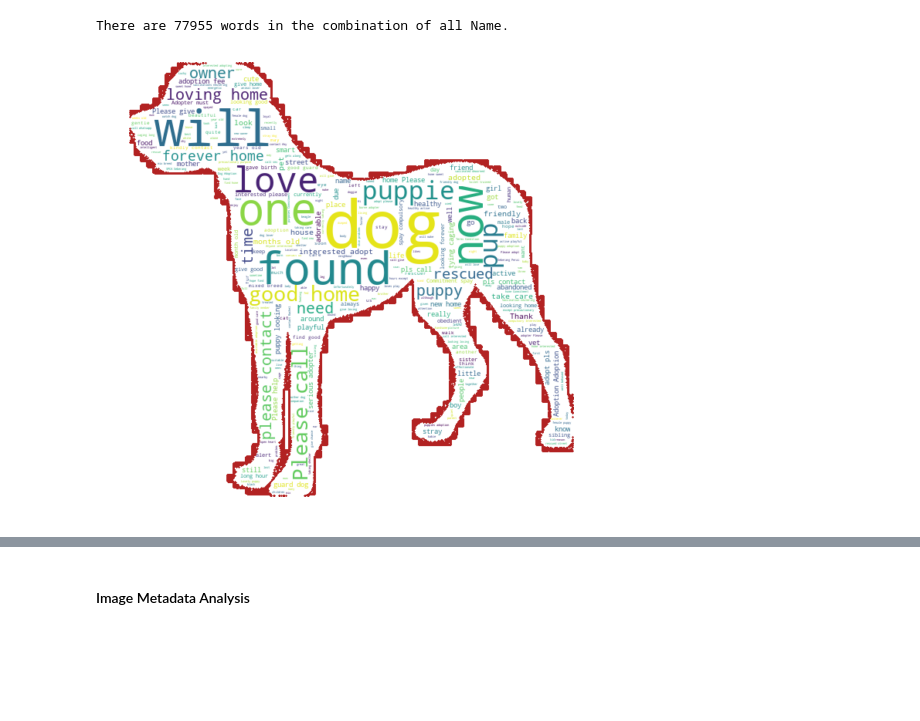
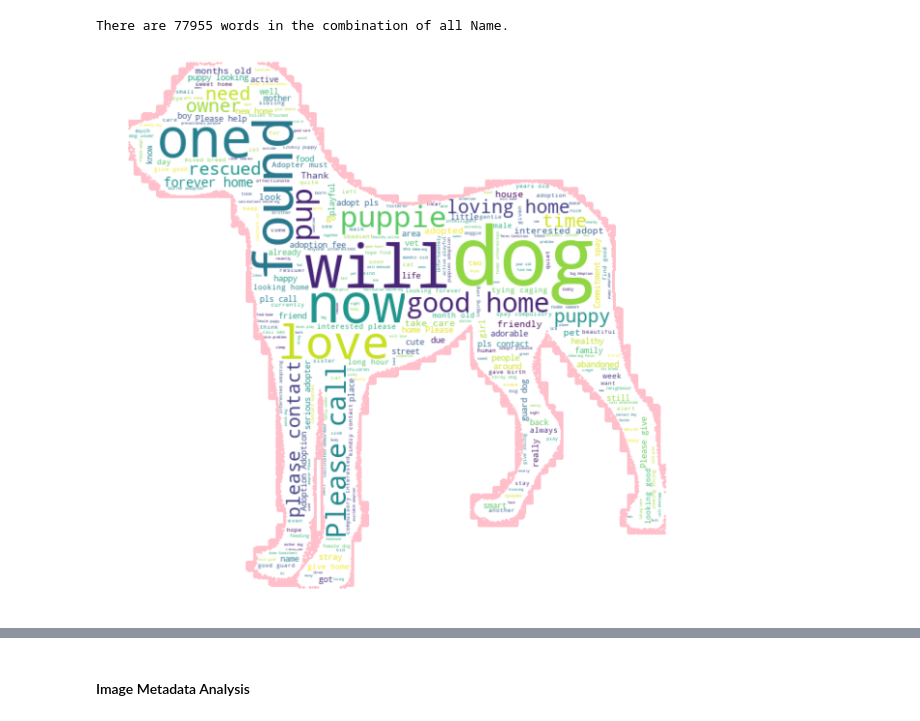
Before and after one commit to alexlorenzo/Pet.my, a Jupyter notebook: Pet.my.ipynb, the cells around one changed output, grey strips where cells are left out. Cells and saved outputs as stored; diff of their text form; code cells hidden in the pictures; blank space fills up the shorter version.

```diff
--- a/Pet.my.ipynb
+++ b/Pet.my.ipynb
@@ -49,21 +52,26 @@ There are 6 different sources of data + Images + Metadata Images and Sentiment D
 d = None
 data = None
 score=[]
+magnitude=[]
 petid=[]
 
 # Read Zip File and Export a Dataset with the Score and the ID
-with zipfile.ZipFile(r'C:\Users\alorenzodebrionne\Documents\Kaggle\train_sentiment.zip', "r") as z:
+with zipfile.ZipFile(r'C:\Users\alorenzodebrionne\Documents\Kaggle\Pet.my\train_sentiment.zip', "r") as z:
    for filename in z.namelist():
       with z.open(filename) as f:
          data = f.read()
          d = json.loads(data.decode("utf-8"))
          json_tree = objectpath.Tree(d['documentSentiment'])
          result_tuple = tuple(json_tree.execute('$..score'))
+         result_tuple2=tuple(json_tree.execute('$..magnitude'))
          score.append(result_tuple)
+         magnitude.append(result_tuple2)
 
       petid.append(filename.replace('.json',''))
 
 # Output with sentiment data for each pet
-sentimental_analysis = pd.concat([ pd.DataFrame(petid, columns =['PetID']) ,pd.DataFrame(score, columns =['score'])],axis =1)
+# Output with sentiment data for each pet
+sentimental_analysis = pd.concat([ pd.DataFrame(petid, columns =['PetID']) ,pd.DataFrame(score, columns =['sentiment_document_score']),
+                                                pd.DataFrame(magnitude, columns =['sentiment_document_magnitude'])],axis =1)
 # %% [markdown]
 ### Image Metadata
@@ -120,16 +244,19 @@ color =pd.read_csv('https://raw.githubusercontent.com/alexlorenzo/Pet.my/master/
 state =pd.read_csv('https://raw.githubusercontent.com/alexlorenzo/Pet.my/master/state_labels.csv')
 
 # Add information about color, breed, state and sentiment data
-train = (pd.merge(train, breed.rename(columns={"BreedName": "BreedName1"}),  how='inner', left_on=['Breed1'], right_on = ['BreedID']).drop('BreedID', axis=1))
+train = (pd.merge(train, breed.rename(columns={"BreedName": "BreedName1"}),  how='left', left_on=['Breed1'], right_on = ['BreedID']).drop('BreedID', axis=1))
 train = (pd.merge(train, breed.rename(columns={"BreedName": "BreedName2"}),  how='left', left_on=['Breed2'], right_on = ['BreedID']).drop('BreedID', axis=1))
 
-train = (pd.merge(train, color.rename(columns={"ColorName": "ColorName1"}),  how='inner', left_on=['Color1'], right_on = ['ColorID']).drop('ColorID', axis=1))
+train = (pd.merge(train, color.rename(columns={"ColorName": "ColorName1"}),  how='left', left_on=['Color1'], right_on = ['ColorID']).drop('ColorID', axis=1))
 train = (pd.merge(train, color.rename(columns={"ColorName": "ColorName2"}),  how='left', left_on=['Color2'], right_on = ['ColorID']).drop('ColorID', axis=1))
 train = (pd.merge(train, color.rename(columns={"ColorName": "ColorName3"}),  how='left', left_on=['Color3'], right_on = ['ColorID']).drop('ColorID', axis=1))
 
-train = (pd.merge(train, state,  how='inner', left_on=['State'], right_on = ['StateID']).drop('StateID', axis=1))
+train = (pd.merge(train, state,  how='left', left_on=['State'], right_on = ['StateID']).drop('StateID', axis=1))
 
 train = (pd.merge(train, sentimental_analysis,  how='left', left_on=['PetID'], right_on = ['PetID']))
 
 # Add information about Metadata Images
-#train = (pd.merge(train, image_metadata_raw, how='left', left_on ='PetID', right_index=True))
+train = (pd.merge(train, image_metadata,  how='left', left_on=['PetID'], right_on = ['PetID']))
+
+# Add information about quality Images
+train = (pd.merge(train, image_quality,  how='left', left_on=['PetID'], right_on = ['PetID']))
@@ -137,7 +285,6 @@ train = (pd.merge(train, sentimental_analysis,  how='left', left_on=['PetID'], r
 ### Features Engineering
 # %%
 # Color (Create a Flag pet has 1 color, 2 colors, 3 colors)
-
 train['L_Color1'] = (pd.isnull(train['ColorName3']) & pd.isnull(train['ColorName2']) & pd.notnull(train['ColorName1'])).astype(int)
 train['L_Color2'] = (pd.isnull(train['ColorName3']) & pd.notnull(train['ColorName2']) & pd.notnull(train['ColorName1'])).astype(int)
 train['L_Color3'] = (pd.notnull(train['ColorName3']) & pd.notnull(train['ColorName2']) & pd.notnull(train['ColorName1'])).astype(int)
@@ -164,8 +311,11 @@ train['L_NoPhoto'] =  (train['PhotoAmt']==0).astype(int)
 #No Video
 train['L_NoVideo'] =  (train['VideoAmt']==0).astype(int)
 
+#Log Age
+train['Log_Age']= np.log(train.Age)
+
 #Negative Score
-train['L_scoreneg'] =  (train['score']<0).astype(int)
+train['L_scoreneg'] =  (train['sentiment_document_score']<0).astype(int)
 # %% [markdown]
 ## Adoption Data Exploration
 # %%
@@ -650,29 +822,29 @@ There are 77955 words in the combination of all Name.
 # %%
 response_cat = requests.get("https://i.imgur.com/VIUvAxb.jpg")
 cat_mask = np.array(Image.open(BytesIO(response_cat.content)))
 response_dog = requests.get("https://i.imgur.com/IWGYuPN.jpg")
 dog_mask = np.array(Image.open(BytesIO(response_dog.content)))
 
 #dog_mask = np.array(Image.open(r"C:\Users\alorenzodebrionne\Pictures\dog.jpg"))
 #cat_mask= np.array(Image.open(r"C:\Users\alorenzodebrionne\Pictures\cat.jpg"))
 
 def word_cloud(text,mask):
     # Create a word cloud image
     wc = WordCloud(background_color="white", max_words=300, mask=mask,
-                   contour_width=3, contour_color='firebrick')
+                   contour_width=3, contour_color='pink')
 
     # Generate a wordcloud
     wc.generate(text)
 
     # show
-    plt.figure(figsize=[15,8])
+    plt.figure(figsize=[20,10])
     plt.imshow(wc, interpolation='bilinear')
     plt.axis("off")
     plt.show()
 
 word_cloud(text_dog,dog_mask)
 # %% [output]
-[figure, old version]
+[figure, new version]
 # %%
 word_cloud(text_cat,cat_mask)
 # %% [output]
```
Also changed, not shown: parts of 35 cells of this notebook, 7 other files.
